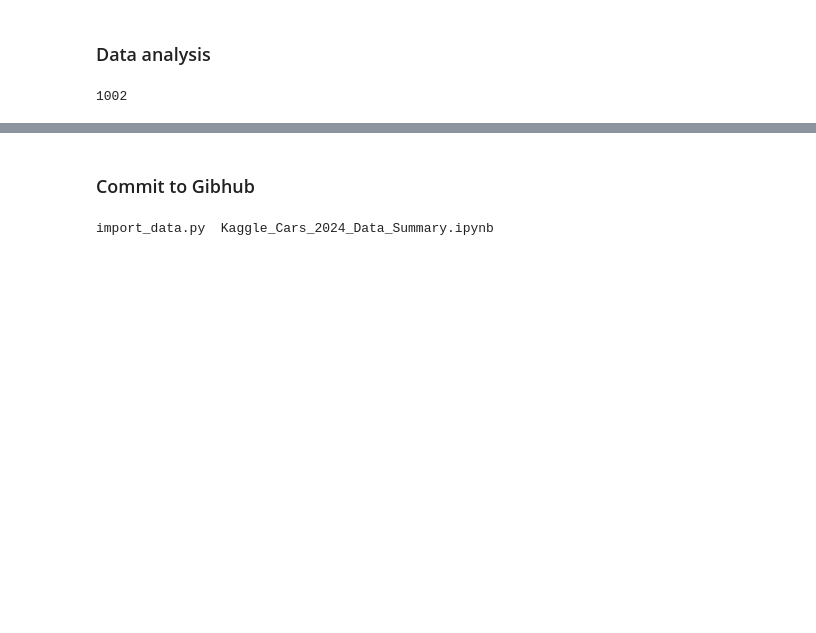
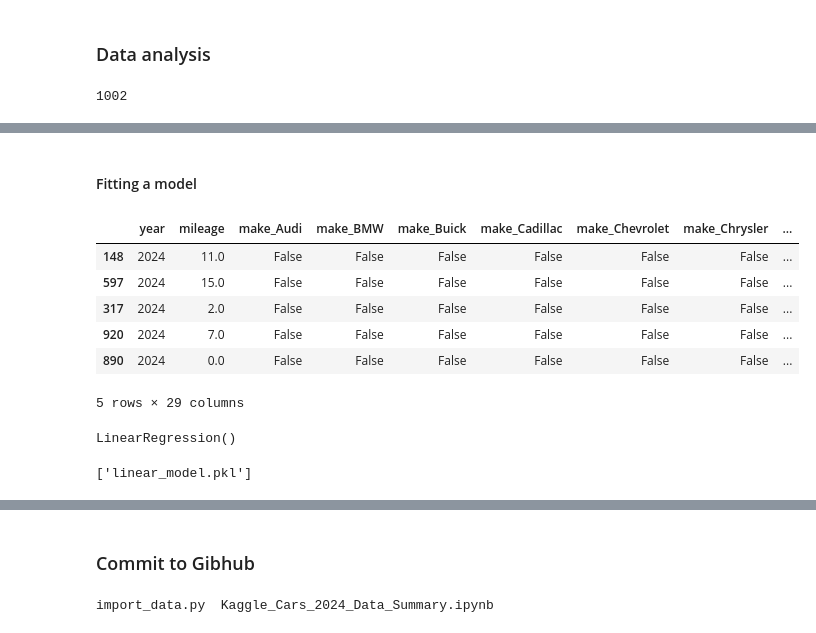
Before and after one commit to empt22/ci-cd-project, a Jupyter notebook: data_analysis/Kaggle_Cars_2024_Data_Summary.ipynb, the cells around one changed output, grey strips where cells are left out. Cells and saved outputs as stored; diff of their text form; code cells hidden in the pictures; blank space fills up the shorter version.

Commit message:
add .pkl lin reg model

```diff
--- a/data_analysis/Kaggle_Cars_2024_Data_Summary.ipynb
+++ b/data_analysis/Kaggle_Cars_2024_Data_Summary.ipynb
@@ -105,11 +108,3 @@ df.head()
 | 2 | 2024 GMC Yukon XL Denali | NaN | GMC | Yukon XL | New | 2024 | 96410.0 | 6.2L V-8 gasoline direct injectio... | 8.0 | Gasoline | ... |
 | 3 | 2023 Dodge Durango Pursuit | White Knuckle Clearcoat 2023 Dodg... | Dodge | Durango | New | 2023 | 46835.0 | 16V MPFI OHV | 8.0 | Gasoline | ... |
 | 4 | 2024 RAM 3500 Laramie | \n \n 2024 Ram 3500 Laramie Bille... | RAM | 3500 | New | 2024 | 81663.0 | 24V DDI OHV Turbo Diesel | 6.0 | Diesel | ... |
-# %%
-
-
-data = {'car': ['A', 'B', 'C', 'D', 'E'], 'Price': [20000, 21000, 20500, 23000, 24000]}
-
-df = pd.DataFrame(data)
-
-print(df)
@@ -122,0 +184,35 @@ print(df)
+# %%
+df_cleaned = df.dropna(subset=['mileage', 'price'])
+df = df_cleaned
+# %% [markdown]
+#### Fitting a model
+# %%
+# creating predictor and response variables
+X = df[['make', 'year', 'mileage']]
+y = df['price']
+# %%
+# convert categoricals into 1-0 indicators
+X = pd.get_dummies(X, drop_first=True)
+X_train, X_test, y_train, y_test = train_test_split(X, y, test_size=0.2, random_state=10)
+# %%
+X_train.head()
+# %% [output]
+|  | year | mileage | make_Audi | make_BMW | make_Buick | make_Cadillac | make_Chevrolet | make_Chrysler | ... |
+| 148 | 2024 | 11.0 | False | False | False | False | False | False | ... |
+| 597 | 2024 | 15.0 | False | False | False | False | False | False | ... |
+| 317 | 2024 | 2.0 | False | False | False | False | False | False | ... |
+| 920 | 2024 | 7.0 | False | False | False | False | False | False | ... |
+| 890 | 2024 | 0.0 | False | False | False | False | False | False | ... |
+5 rows × 29 columns
+# %%
+# Train the model
+model = LinearRegression()
+model.fit(X_train, y_train)
+# %% [output]
+LinearRegression()
+# %%
+
+# Save the trained model
+joblib.dump(model, 'linear_model.pkl')
+# %% [output]
+['linear_model.pkl']
```
Also changed, not shown: parts of 11 cells of this notebook, 1 other file.
